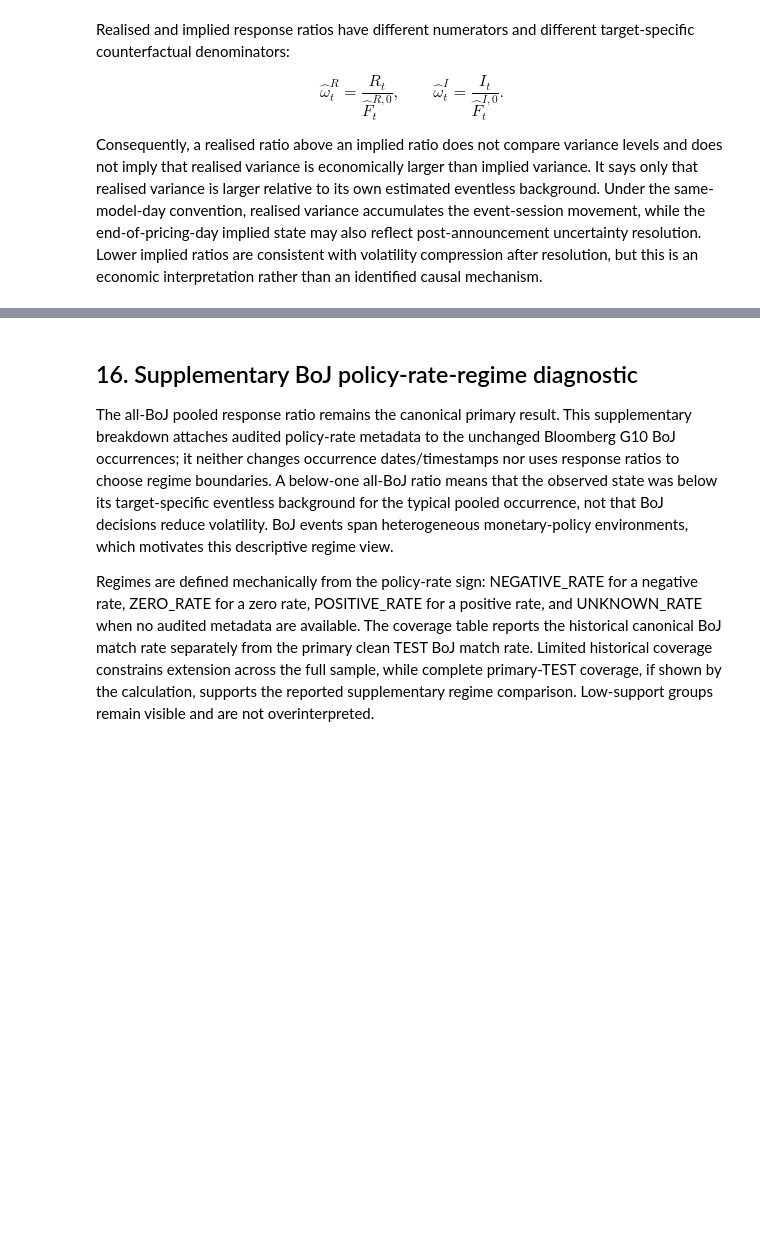
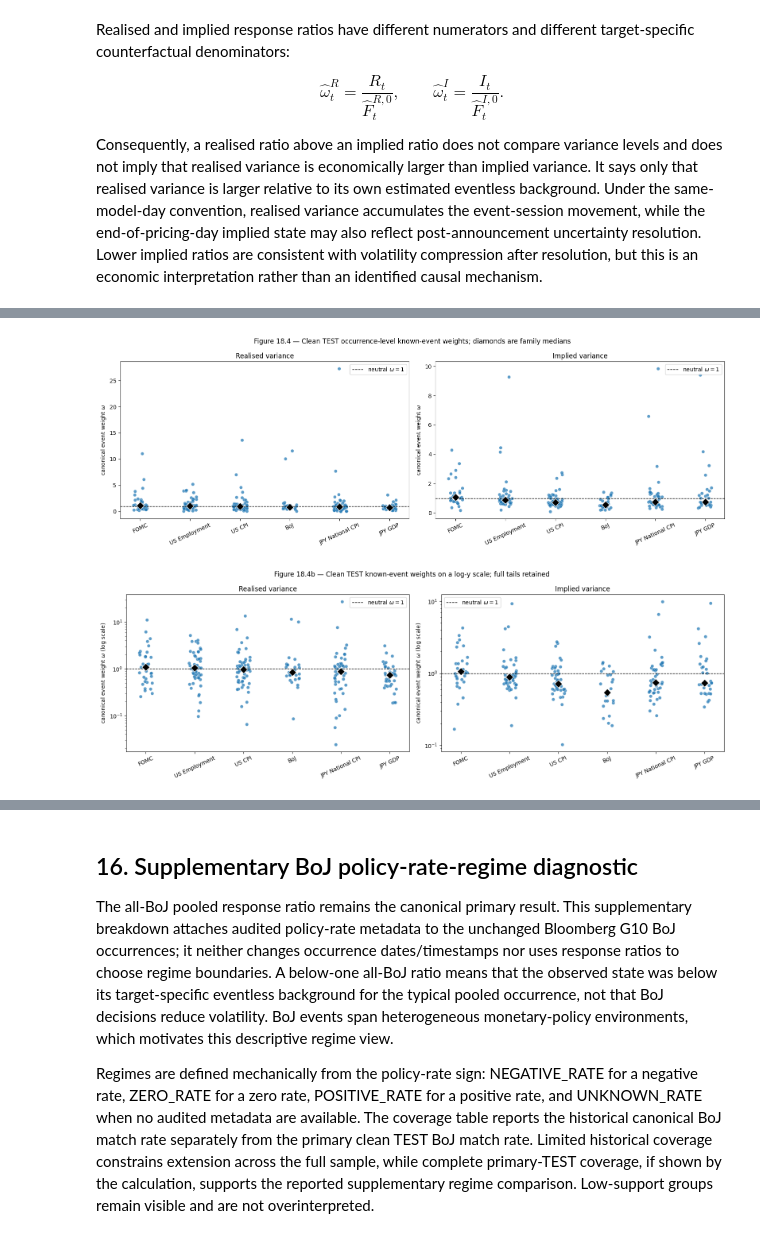
Before and after one commit to JivN24/HSBC-AN-RN, a Jupyter notebook: CODEWORK/Linus' Task Re-Do/18_empirical_eventless_counterfactual_and_weights.ipynb, the cells around one changed output, grey strips where cells are left out. Saved outputs shown, nothing was run; the diff lists cells and outputs as text; code cells hidden in the pictures; blank space fills up the shorter version.

```diff
--- a/CODEWORK/Linus' Task Re-Do/18_empirical_eventless_counterfactual_and_weights.ipynb
+++ b/CODEWORK/Linus' Task Re-Do/18_empirical_eventless_counterfactual_and_weights.ipynb
@@ -1589,0 +1600,78 @@ Consequently, a realised ratio above an implied ratio does not compare variance
+# %%
+known_event_distribution_rows = []
+for (family, target), group in primary_clean_test_weights.groupby(["family", "target"], sort=True):
+    values = group.loc[group["weight_defined"], "event_weight"].to_numpy(dtype=float)
+    known_event_distribution_rows.append({
+        "family": family,
+        "target": target,
+        "sample": "PRIMARY_CLEAN_TEST",
+        "n_occurrences": int(len(group)),
+        "n_equation_eligible": int(group["equation_eligible"].sum()),
+        "n_canonical_weights_defined": int(len(values)),
+        "median_event_weight": float(np.median(values)) if len(values) else np.nan,
+        "mean_event_weight": float(np.mean(values)) if len(values) else np.nan,
+        "std_event_weight": float(np.std(values, ddof=1)) if len(values) >= 2 else np.nan,
+        "variance_event_weight": float(np.var(values, ddof=1)) if len(values) >= 2 else np.nan,
+        "q05_event_weight": float(np.quantile(values, .05)) if len(values) else np.nan,
+        "q25_event_weight": float(np.quantile(values, .25)) if len(values) else np.nan,
+        "q75_event_weight": float(np.quantile(values, .75)) if len(values) else np.nan,
+        "iqr_event_weight": float(np.quantile(values, .75) - np.quantile(values, .25)) if len(values) else np.nan,
+        "q95_event_weight": float(np.quantile(values, .95)) if len(values) else np.nan,
+        "minimum_event_weight": float(np.min(values)) if len(values) else np.nan,
+        "maximum_event_weight": float(np.max(values)) if len(values) else np.nan,
+        "fraction_omega_gt_1": float(np.mean(values > 1)) if len(values) else np.nan,
+        "fraction_omega_lt_1": float(np.mean(values < 1)) if len(values) else np.nan,
+        "n_floor_activated": int(group["floor_activated"].sum()),
+        "floor_activation_fraction": float(group["floor_activated"].mean()) if len(group) else np.nan,
+    })
+known_event_weight_distribution_summary = pd.DataFrame(known_event_distribution_rows)
+assert len(known_event_weight_distribution_summary) == 12
+assert set(known_event_weight_distribution_summary["family"]) == set(FAMILY_LABELS)
+
+FIGURES.mkdir(parents=True, exist_ok=True)
+figure_18_4_path = FIGURES / "18_figure_18_4_known_event_weight_distributions.png"
+families = list(FAMILY_LABELS)
+jitter_rng = np.random.default_rng(18)
+fig, axes = plt.subplots(1, 2, figsize=(16, 5.5), sharey=False)
+for axis, target, title in zip(axes, ["R", "I"], ["Realised variance", "Implied variance"]):
+    target_rows = primary_clean_test_weights.loc[
+        primary_clean_test_weights["target"].eq(target) & primary_clean_test_weights["weight_defined"]
+    ]
+    for position, family in enumerate(families):
+        values = target_rows.loc[target_rows["family"].eq(family), "event_weight"].to_numpy(dtype=float)
+        x = position + jitter_rng.uniform(-.14, .14, size=len(values))
+        axis.scatter(x, values, s=34, alpha=.72, color="tab:blue", edgecolor="white", linewidth=.35)
+        if len(values):
+            axis.scatter(position, np.median(values), s=95, marker="D", color="black", edgecolor="white", linewidth=.8, zorder=4)
+    axis.axhline(1, color="black", linestyle="--", linewidth=1, label="neutral $\\omega=1$")
+    axis.set(xticks=np.arange(len(families)), xticklabels=families, ylabel="canonical event weight $\\omega$", title=title)
+    axis.tick_params(axis="x", rotation=25)
+    axis.legend(loc="best")
+fig.suptitle("Figure 18.4 — Clean TEST occurrence-level known-event weights; diamonds are family medians")
+fig.tight_layout()
+fig.savefig(figure_18_4_path, dpi=180)
+plt.show()
+
+figure_18_4_log_path = FIGURES / "18_figure_18_4_known_event_weight_distributions_log_y.png"
+assert primary_clean_test_weights.loc[primary_clean_test_weights["weight_defined"], "event_weight"].gt(0).all()
+log_jitter_rng = np.random.default_rng(1804)
+fig, axes = plt.subplots(1, 2, figsize=(16, 5.5), sharey=False)
+for axis, target, title in zip(axes, ["R", "I"], ["Realised variance", "Implied variance"]):
+    target_rows = primary_clean_test_weights.loc[primary_clean_test_weights["target"].eq(target) & primary_clean_test_weights["weight_defined"]]
+    for position, family in enumerate(families):
+        values = target_rows.loc[target_rows["family"].eq(family), "event_weight"].to_numpy(dtype=float)
+        axis.scatter(position + log_jitter_rng.uniform(-.14, .14, size=len(values)), values, s=34, alpha=.72, color="tab:blue", edgecolor="white", linewidth=.35)
+        if len(values):
+            axis.scatter(position, np.median(values), s=95, marker="D", color="black", edgecolor="white", linewidth=.8, zorder=4)
+    axis.axhline(1, color="black", linestyle="--", linewidth=1, label="neutral $\\omega=1$")
+    axis.set(xticks=np.arange(len(families)), xticklabels=families, yscale="log", ylabel="canonical event weight $\\omega$ (log scale)", title=title)
+    axis.tick_params(axis="x", rotation=25)
+    axis.legend(loc="best")
+fig.suptitle("Figure 18.4b — Clean TEST known-event weights on a log-y scale; full tails retained")
+fig.tight_layout()
+fig.savefig(figure_18_4_log_path, dpi=180)
+plt.show()
+display(known_event_weight_distribution_summary)
+# %% [output]
+[figure, added]
+[figure, added]
```
Also changed, not shown: parts of 6 cells of this notebook, 31 other files.
